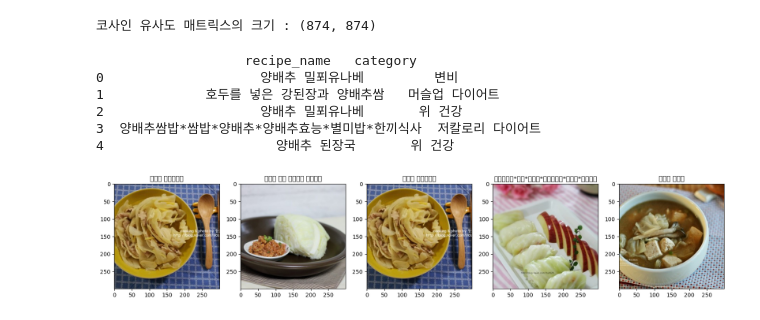
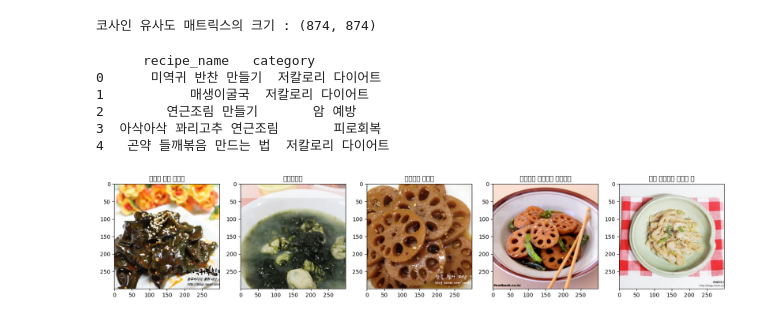
Before and after one commit to jonggu12/yorehalre_project, a Jupyter notebook: 04.추천알고리즘/code/food2vec_레시피_카테고리가중치.ipynb, the cells around one changed output. Cells and saved outputs as stored; diff of their text form; code cells hidden in the pictures.

```diff
--- a/04.추천알고리즘/code/food2vec_레시피_카테고리가중치.ipynb
+++ b/04.추천알고리즘/code/food2vec_레시피_카테고리가중치.ipynb
@@ -121,8 +121,8 @@ review = extract_keywords(df['all'].apply(str))
 # %%
 list_all = []
 
-for item_1, item_2, item_3, item_4, item_5 in zip(name, summary, df['main_source'], review, df['category']):
-    combined_list = item_1 + item_2 + item_3 + item_4 + [item_5]
+for item_1, item_2, item_3, item_4 in zip(name, summary, df['main_source'], review):
+    combined_list = item_1 + item_2 + item_3 + item_4
     list_all.append(combined_list)
 # %%
 df['all'] = list_all
@@ -130,7 +130,7 @@ df['all'] = list_all
 all_keyword = []
 for i in df['all']:
     for item in i:
-        all_keyword.append(item)
+        all_keyword.append(item.strip())
 
 unique_keyword = set(all_keyword)
 # %%
@@ -211,13 +211,15 @@ Length: 874, dtype: int64
 # %%
 category_max_list = []
 for number, cat in zip(max_values, df['category']):
-    total_cat = ','.join([cat] * number * 5)
-    category_max_list.append(total_cat)
+    lsls = []
+    for i in range(number):
+        lsls.append(cat)
+    category_max_list.append(lsls)
 # %%
 list_total = []
 
 for item_1, item_2 in zip(df['all'], category_max_list):
-    combined_list = item_1 + [item_2]
+    combined_list = item_1 + item_2
     list_total.append(combined_list)
 # %%
 df['all'] = list_total
@@ -350,16 +372,16 @@ def recommendations(title):
         fig.add_subplot(1, 5, index + 1)
         plt.imshow(img)
         plt.title(row['recipe_name'])
-# %%
-recommendations("우엉양배추볶음밥")
-# %% [output]
-                   recipe_name   category
-0                    양배추 밀푀유나베         변비
-1             호두를 넣은 강된장과 양배추쌈   머슬업 다이어트
-2                    양배추 밀푀유나베       위 건강
-3  양배추쌈밥*쌈밥*양배추*양배추효능*별미밥*한끼식사  저칼로리 다이어트
-4                      양배추 된장국       위 건강
-[figure, removed]
+# %%
+recommendations("아삭아삭 연근장아찌 만들기")
+# %% [output]
+      recipe_name   category
+0      미역귀 반찬 만들기  저칼로리 다이어트
+1           매생이굴국  저칼로리 다이어트
+2        연근조림 만들기       암 예방
+3  아삭아삭 꽈리고추 연근조림       피로회복
+4   곤약 들깨볶음 만드는 법  저칼로리 다이어트
+[figure, added]
 # %%
 # word2vec_model.save("recipe_word2vec_model.model")
 # %%
```
Also changed, not shown: parts of 10 cells of this notebook, 2 other files.
